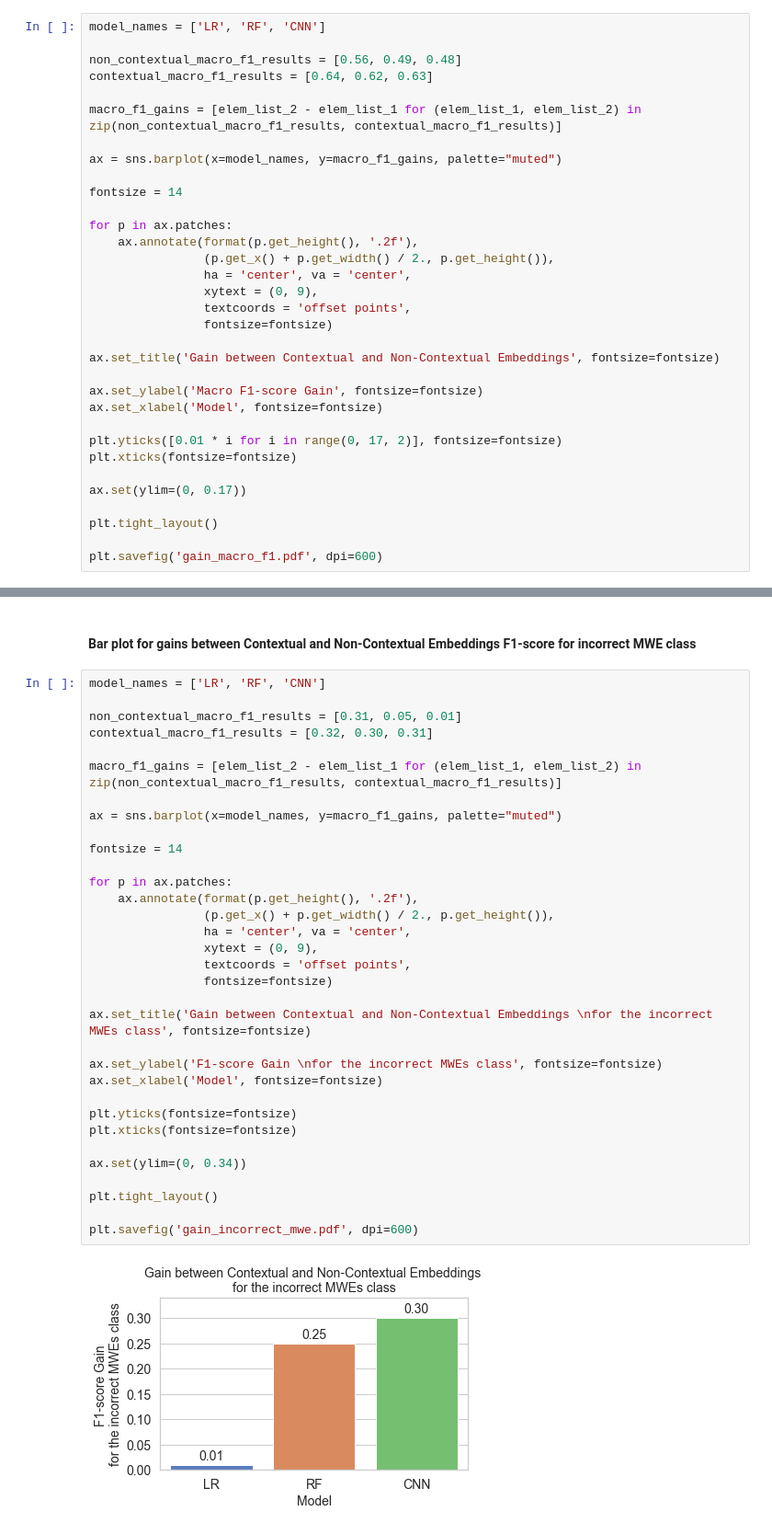
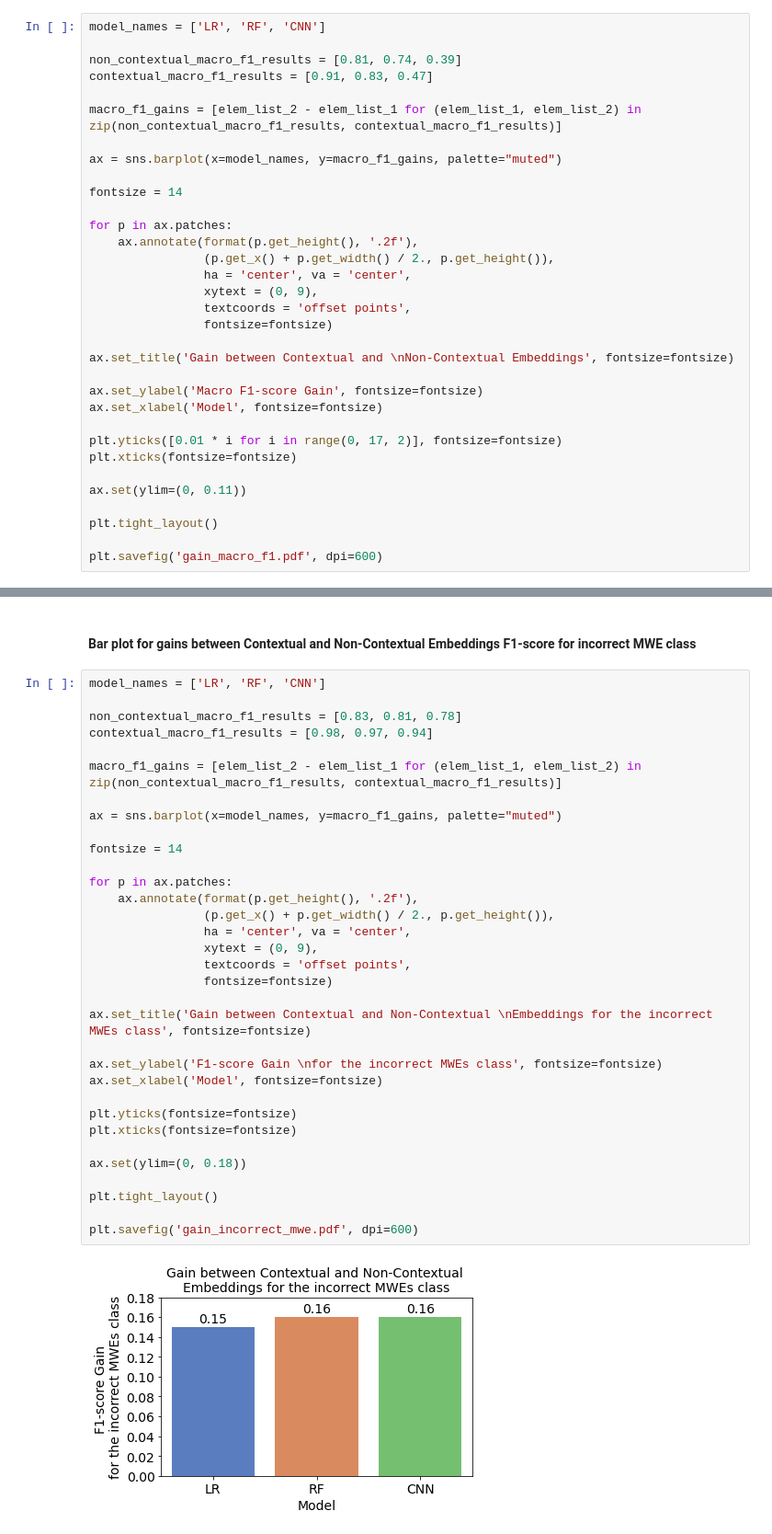
Before and after one commit to Netherwulf/mwe-vector-methods, a Jupyter notebook: notebooks/plot_results.ipynb, the cells around one changed output, grey strips where cells are left out. Shown at 92% size. Drawn from its saved outputs; the diff is of its cells as text.

Commit message:
Add plotting results on the PARSEME dataset

```diff
--- a/notebooks/plot_results.ipynb
+++ b/notebooks/plot_results.ipynb
@@ -9,8 +9,8 @@ sns.set_theme(style="whitegrid")
 # %%
 model_names = ['LR', 'RF', 'CNN']
 
-non_contextual_macro_f1_results = [0.56, 0.49, 0.48]
-contextual_macro_f1_results = [0.64, 0.62, 0.63]
+non_contextual_macro_f1_results = [0.81, 0.74, 0.39]
+contextual_macro_f1_results = [0.91, 0.83, 0.47]
 
 macro_f1_gains = [elem_list_2 - elem_list_1 for (elem_list_1, elem_list_2) in zip(non_contextual_macro_f1_results, contextual_macro_f1_results)]
 
@@ -26,7 +26,7 @@ for p in ax.patches:
                 textcoords = 'offset points',
                 fontsize=fontsize)
 
-ax.set_title('Gain between Contextual and Non-Contextual Embeddings', fontsize=fontsize)
+ax.set_title('Gain between Contextual and \nNon-Contextual Embeddings', fontsize=fontsize)
 
 ax.set_ylabel('Macro F1-score Gain', fontsize=fontsize)
 ax.set_xlabel('Model', fontsize=fontsize)
@@ -34,7 +34,7 @@ ax.set_xlabel('Model', fontsize=fontsize)
 plt.yticks([0.01 * i for i in range(0, 17, 2)], fontsize=fontsize)
 plt.xticks(fontsize=fontsize)
 
-ax.set(ylim=(0, 0.17))
+ax.set(ylim=(0, 0.11))
 
 plt.tight_layout()
 
@@ -46,35 +46,35 @@ plt.savefig('gain_macro_f1.pdf', dpi=600)
 # %%
 model_names = ['LR', 'RF', 'CNN']
 
-non_contextual_macro_f1_results = [0.31, 0.05, 0.01]
-contextual_macro_f1_results = [0.32, 0.30, 0.31]
+non_contextual_macro_f1_results = [0.83, 0.81, 0.78]
+contextual_macro_f1_results = [0.98, 0.97, 0.94]
 
 macro_f1_gains = [elem_list_2 - elem_list_1 for (elem_list_1, elem_list_2) in zip(non_contextual_macro_f1_results, contextual_macro_f1_results)]
 
 ax = sns.barplot(x=model_names, y=macro_f1_gains, palette="muted")
 
 fontsize = 14
 
 for p in ax.patches:
     ax.annotate(format(p.get_height(), '.2f'),
                 (p.get_x() + p.get_width() / 2., p.get_height()),
                 ha = 'center', va = 'center',
                 xytext = (0, 9),
                 textcoords = 'offset points',
                 fontsize=fontsize)
 
-ax.set_title('Gain between Contextual and Non-Contextual Embeddings \nfor the incorrect MWEs class', fontsize=fontsize)
+ax.set_title('Gain between Contextual and Non-Contextual \nEmbeddings for the incorrect MWEs class', fontsize=fontsize)
 
 ax.set_ylabel('F1-score Gain \nfor the incorrect MWEs class', fontsize=fontsize)
 ax.set_xlabel('Model', fontsize=fontsize)
 
 plt.yticks(fontsize=fontsize)
 plt.xticks(fontsize=fontsize)
 
-ax.set(ylim=(0, 0.34))
+ax.set(ylim=(0, 0.18))
 
 plt.tight_layout()
 
 plt.savefig('gain_incorrect_mwe.pdf', dpi=600)
 # %% [output]
-[figure, old version]
+[figure, new version]
```
Also changed, not shown: parts of 1 cell of this notebook.
